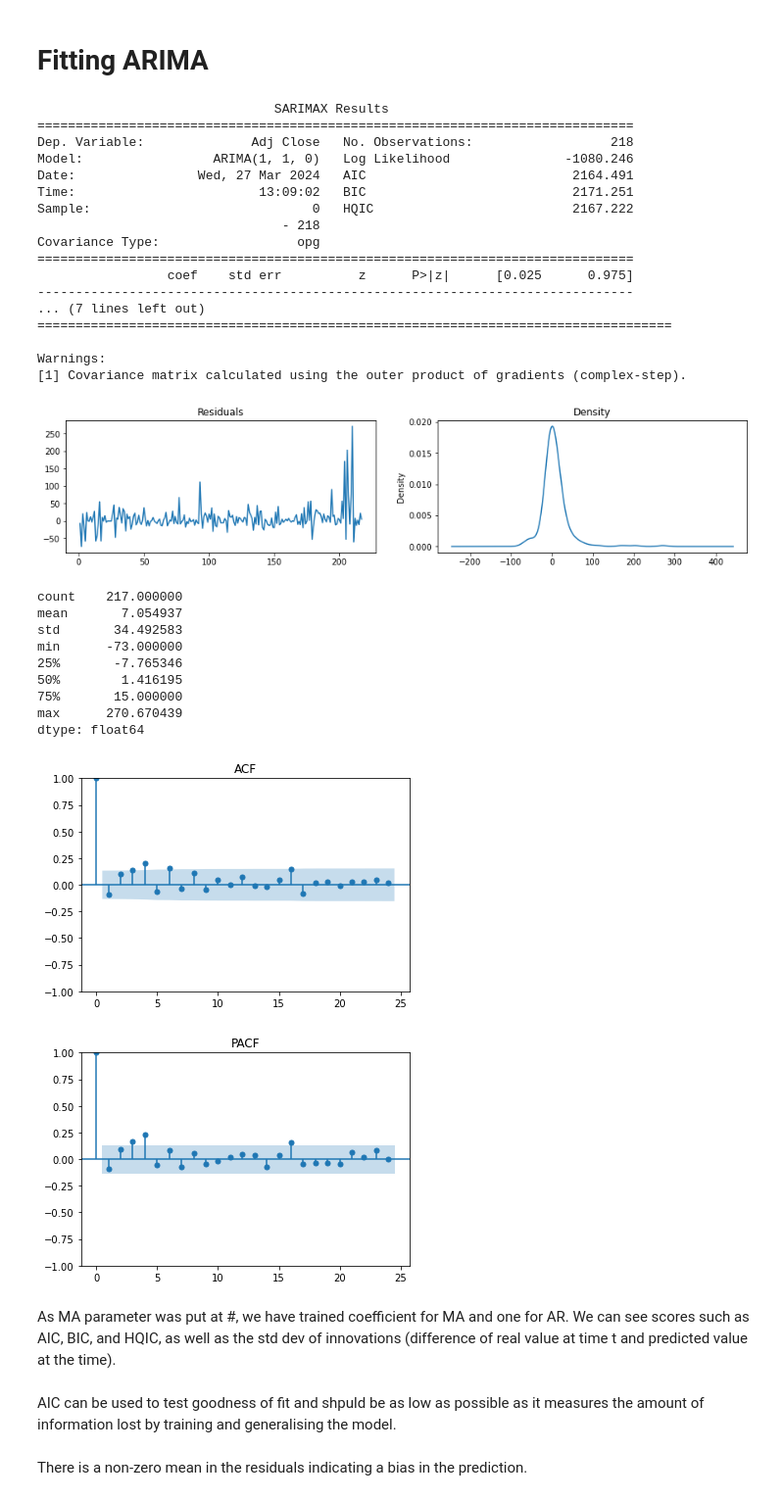
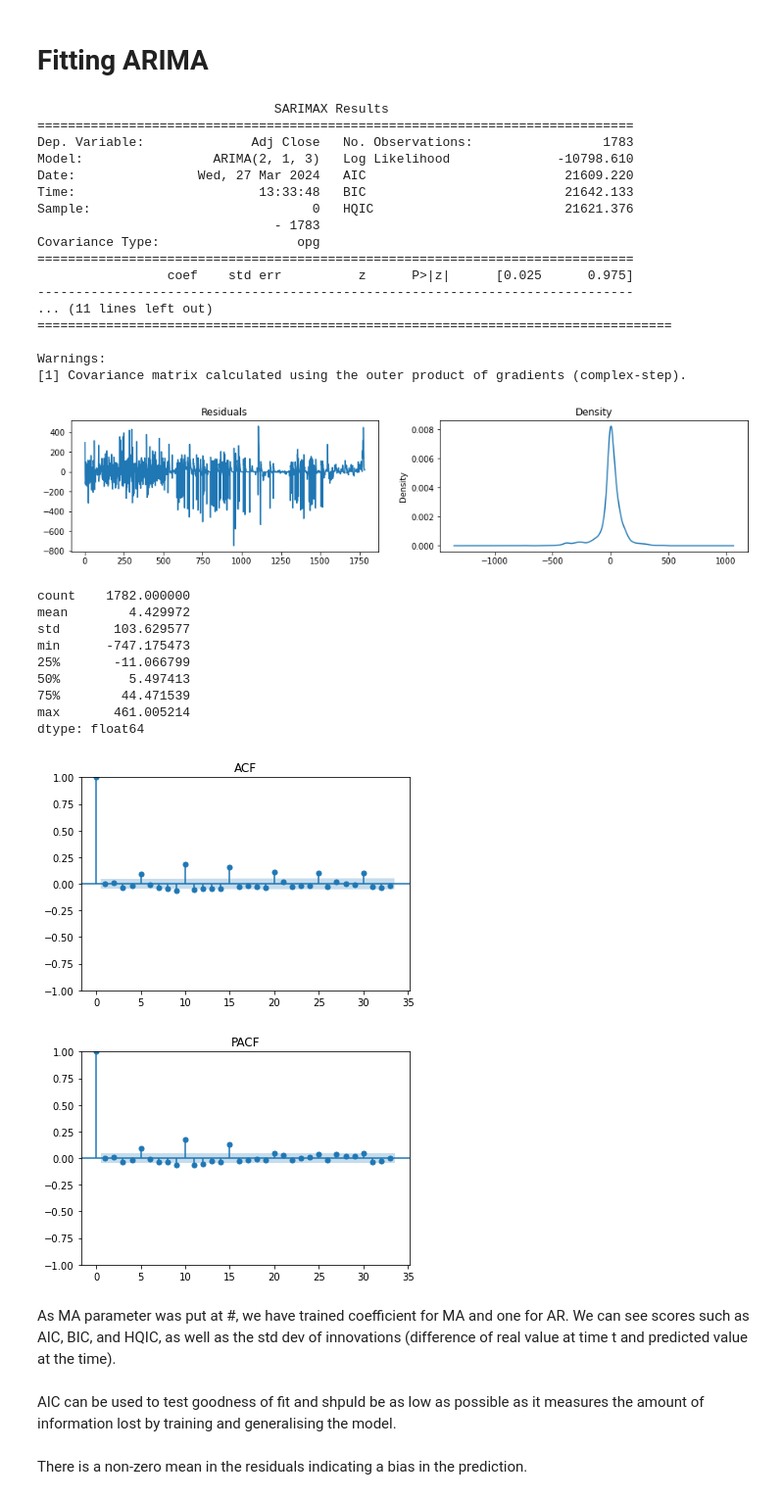
Before and after one commit to czarhirah/Econometrics, a Jupyter notebook: Zah/ARIMA v2.ipynb, the cells around one changed output. Shown at 98% size. Cells and saved outputs as stored; diff of their text form; code cells hidden in the pictures.

Commit message:
update arima and exp smoothing

```diff
--- a/Zah/ARIMA v2.ipynb
+++ b/Zah/ARIMA v2.ipynb
@@ -32,11 +32,11 @@ from datetime import datetime
 ## Input data
 # %%
 # Get data
-data = yf.download('USDVND=X','2022-01-01','2024-12-31') # from 1 Jan 2021 to 31 December 2022
+data = yf.download('USDVND=X','2016-01-01','2024-12-31') # from 1 Jan 2021 to 31 December 2022
 
 # Plot
 data['Adj Close'].plot()
-plt.title("USDxVND from 2022 to 2024")
+plt.title("USDxVND from 2016 to 2024")
 plt.show()
 
 # Seperate into train and test data
@@ -151,58 +151,58 @@ print(model.order)
 # %% [markdown]
 # Fitting ARIMA
 # %%
-p = 1
+p = 2
 d = 1
-q = 0
+q = 3
 
 arima_model = ARIMA(df_train['Adj Close'], order=(p,d,q)) # define model
 model= arima_model.fit() # train model
 print(model.summary())
 
 residuals = model.resid[1:]
 fig, ax = plt.subplots(1,2)
 residuals.plot(title='Residuals', ax=ax[0],figsize=(15,3))
 residuals.plot(title='Density', kind='kde', ax=ax[1])
 plt.show()
 
 print(residuals.describe())
 
 # Autocorrelation and partial correlation function of data
 plot_acf(residuals)
 plt.title("ACF")
 plot_pacf(residuals)
 plt.title("PACF")
 plt.show()
 # %% [output]
                                SARIMAX Results
 ==============================================================================
-Dep. Variable:              Adj Close   No. Observations:                  218
-Model:                 ARIMA(1, 1, 0)   Log Likelihood               -1080.246
-Date:                Wed, 27 Mar 2024   AIC                           2164.491
-Time:                        13:09:02   BIC                           2171.251
-Sample:                             0   HQIC                          2167.222
-                                - 218
+Dep. Variable:              Adj Close   No. Observations:                 1783
+Model:                 ARIMA(2, 1, 3)   Log Likelihood              -10798.610
+Date:                Wed, 27 Mar 2024   AIC                          21609.220
+Time:                        13:33:48   BIC                          21642.133
+Sample:                             0   HQIC                         21621.376
+                               - 1783
 Covariance Type:                  opg
 ==============================================================================
                  coef    std err          z      P>|z|      [0.025      0.975]
 ------------------------------------------------------------------------------
-... (7 lines left out)
+... (11 lines left out)
 ===================================================================================
 
 Warnings:
 [1] Covariance matrix calculated using the outer product of gradients (complex-step).
-[figure, old version]
+[figure, new version]
-count    217.000000
-mean       7.054937
-std       34.492583
-min      -73.000000
-25%       -7.765346
-50%        1.416195
-75%       15.000000
-max      270.670439
+count    1782.000000
+mean        4.429972
+std       103.629577
+min      -747.175473
+25%       -11.066799
+50%         5.497413
+75%        44.471539
+max       461.005214
 dtype: float64
-[figure, old version]
+[figure, new version]
-[figure, old version]
+[figure, new version]
 # %% [markdown]
 As MA parameter was put at #, we have  trained coefficient for MA and one for AR. We can see scores such as AIC, BIC, and HQIC, as well as the std dev of innovations (difference of real value at time t and predicted value at the time). <br> <br> AIC can be used to test goodness of fit and shpuld be as low as possible as it measures the amount of information lost by training and generalising the model. <br> <br> There is a non-zero mean in the residuals indicating a bias in the prediction.
 # %% [markdown]
```
Also changed, not shown: parts of 9 cells of this notebook.
